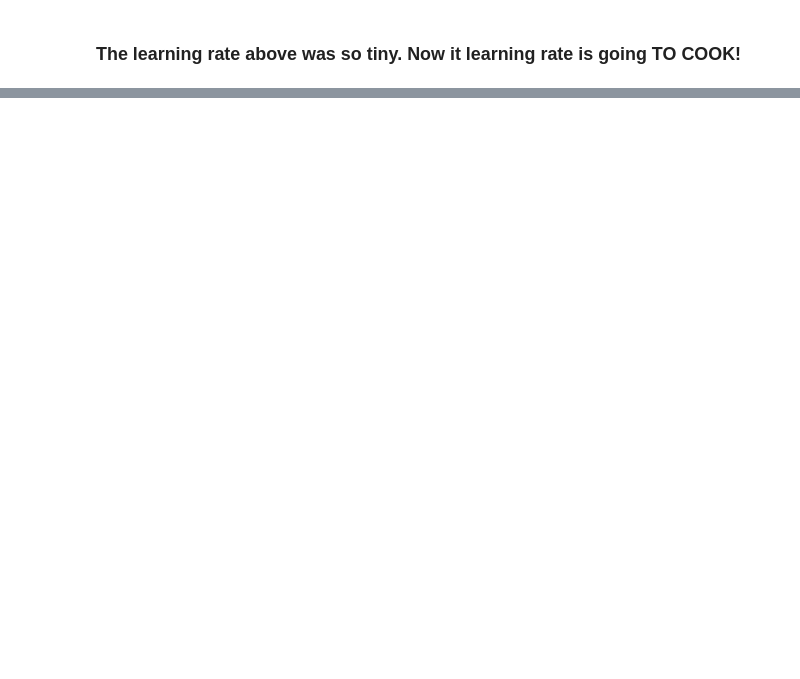
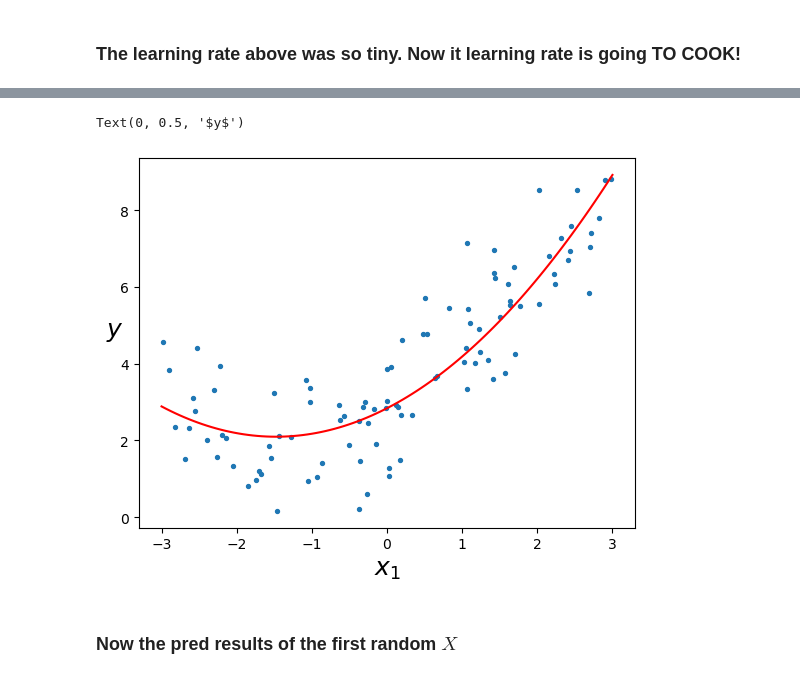
Before and after one commit to ArthasCode/MachineLearning, a Jupyter notebook: chapter_4/mathematic.ipynb, the cells around one changed output, grey strips where cells are left out. Saved outputs shown, nothing was run; the diff lists cells and outputs as text; code cells hidden in the pictures; blank space fills up the shorter version.

```diff
--- a/chapter_4/mathematic.ipynb
+++ b/chapter_4/mathematic.ipynb
@@ -112,0 +174,15 @@ array([[2.9377129],
+# %%
+X_new=np.linspace(-3, 3, 100).reshape(100, 1)
+X_new_poly = poly_features.transform(X_new)
+y_new = lin_reg.predict(X_new_poly)
+y_pred = lin_reg.predict(X_poly)
+
+plt.scatter(X, y, 8)
+plt.plot(X_new, y_new,"r-")
+plt.xlabel("$x_1$", fontsize=18)
+plt.ylabel("$y$", rotation=0, fontsize=18)
+# %% [output]
+Text(0, 0.5, '$y$')
+[figure, added]
+# %% [markdown]
+### Now the pred results of the first random $X$
```
Also changed, not shown: parts of 20 cells of this notebook.
